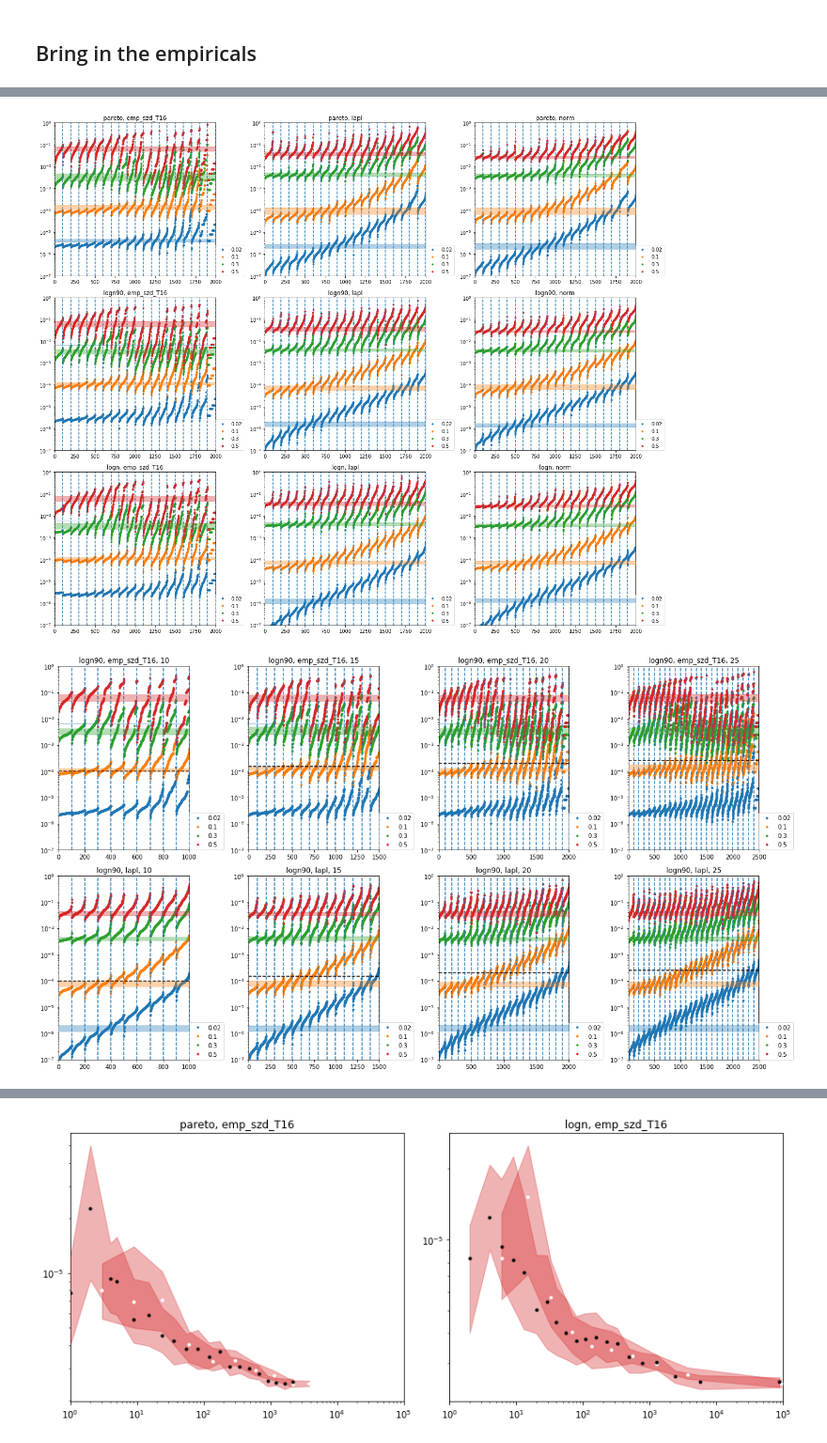
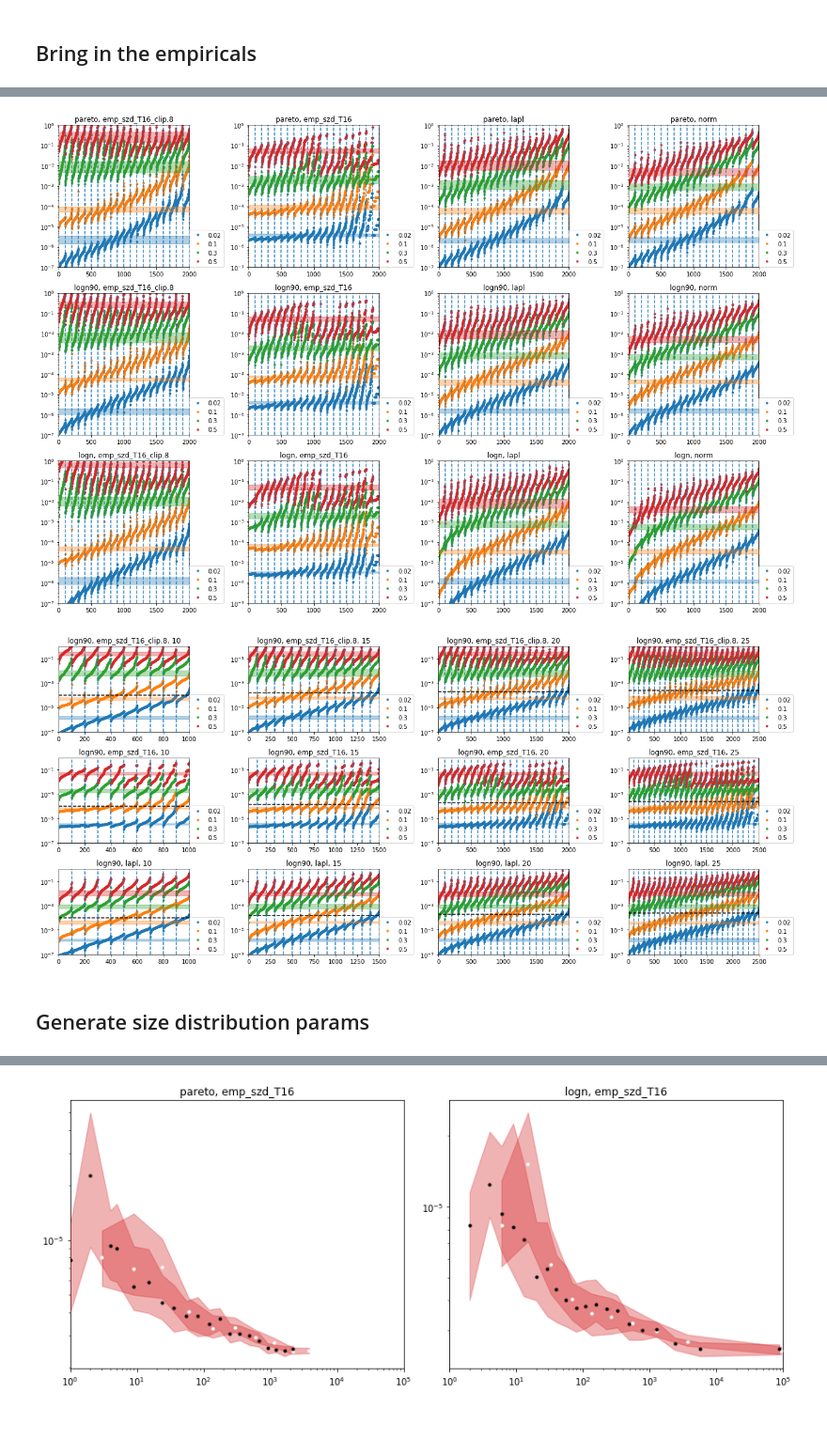
Before and after one commit to matuteiglesias/French_exports_bkp, a Jupyter notebook: code/notebooks/Sigma vs log(n), q plots.ipynb, the cells around one changed output, grey strips where cells are left out. Shown at 94% size. Saved outputs shown, nothing was run; the diff lists cells and outputs as text; code cells hidden in the pictures.

```diff
--- a/code/notebooks/Sigma vs log(n), q plots.ipynb
+++ b/code/notebooks/Sigma vs log(n), q plots.ipynb
@@ -287,12 +108,12 @@ colors = pal.as_hex()
 # %%
-fig, axs = plt.subplots(3, 3, figsize = (18, 15))
+fig, axs = plt.subplots(3, 3, figsize = (15, 12))
 
 
 for i, sizes in enumerate(['pareto', 'logn90', 'logn']):
     for j, dist in enumerate(['sbtn', 'lapl', 'norm']):
         ax = axs[i][j]
         ax.set_title(sizes +', '+ dist)
-        result = data[i][j]
+        result = data3[i][j]
         result = result.loc[result.Q == 20]
 
         y = 'var_diff_qi'
@@ -372,0 +215,27 @@ To retain the current behavior and silence the warning, pass 'sort=True'.
+# %%
+df = data3.copy()
+df['pct'] = (df['q'] + .5)/df['Q']
+df = df.loc[df.pct < .2]
+
+linear_bias = df.groupby(['dist', 'sizes', 's', 'Q', 'q'])[[str(t) for t in range(T + 1)]].apply(lambda x: np.log10(x).mean().diff()).dropna(axis = 1)
+
+linear_bias.columns = linear_bias.columns.astype(int)
+slopes = linear_bias.T.apply(lambda x: np.polyfit(linear_bias.columns, x, 1)[0])
+slopes = pd.DataFrame(abs(slopes), columns = ['slope'])
+
+# df['empirical'] = df.index.get_level_values('dist') == 'emp_szd_T16'
+
+slopes = slopes.reset_index()
+# slopes['empirical'] = slopes['dist'] == 'emp_szd_T16'
+bias_slope = slopes.groupby(['sizes','dist', 's'])['slope'].mean().reset_index()
+bias_slope['s2'] = bias_slope['s']**2
+
+fig, ax = plt.subplots(1, figsize = (7, 5))
+# for i in [0, 1]:
+#     part = bias_slope.loc[bias_slope.empirical == i]
+
+for dist in bias_slope.dist.unique():
+    print(dist)
+    part = bias_slope.loc[bias_slope.dist == dist]
+    part.plot(x = 's2', y = 'slope', ax = ax, marker = '.')
+    print(np.polyfit(part.s2, part.slope,1))
@@ -372,0 +298,2 @@ To retain the current behavior and silence the warning, pass 'sort=True'.
+# %%
+full_data = pd.concat(list(np.array(data3).flatten()))
@@ -373,29 +307,31 @@ To retain the current behavior and silence the warning, pass 'sort=True'.
 # %%
-fig, axs = plt.subplots(3, 3, figsize = (18, 15))
+size_distributions = ['pareto', 'logn90', 'logn']
+growth_rates = ['emp_szd_T16_clip.8','emp_szd_T16', 'lapl', 'norm']
 
+fig, axs = plt.subplots(len(size_distributions), len(growth_rates), figsize = (18, 12))
 
-for i, sizes in enumerate(['pareto', 'logn90', 'logn']):
-    for j, dist in enumerate(['emp_szd_T16', 'lapl', 'norm']):
+for i, sizes in enumerate(size_distributions):
+    for j, dist in enumerate(growth_rates):
         ax = axs[i][j]
         ax.set_title(sizes +', '+ dist)
-        result = data2[i][j]
+        result = full_data.loc[(full_data.sizes == sizes) & (full_data.dist == dist)]
         result = result.loc[result.Q == 20]
 
         y = 'var_diff_qi'
         sorted_ = result.sort_values(by = ['dist','s', 'q', y])
         Ss = sorted_.s.unique()[::2]
         for k, s in enumerate(Ss):
             sorted_s = sorted_.loc[sorted_.s == s]
             sorted_s.reset_index()[[y]].plot(ax = ax, marker = '.', lw = 0, c = colors[k])
 #                     sorted_s.reset_index()[['var_diff_agg_i']].plot(ax = ax, marker = '.', lw = 0, c = colors[k], alpha = .1, legend = False)
             agg_vals = sorted_s.reset_index()['var_diff_agg_i'].describe()
             ax.fill_between(range(len(sorted_s)), agg_vals['25%'], agg_vals['75%'], color = colors[k], alpha = .35, zorder = 10)
 
         ax.legend(Ss, loc = (1, 0))
         [ax.axvline(l, linestyle = '--') for l in sorted_s.groupby(['q']).count().iloc[:, 0].cumsum().values]
         ax.set_yscale('log')
         ax.set_ylim(1e-7, 1)
 
 plt.tight_layout()
 # %% [output]
-[figure, old version]
+[figure, new version]
@@ -402,9 +343,10 @@ plt.tight_layout()
 # %%
-fig, axs = plt.subplots(2, 4, figsize = (18, 10))
+growth_rates = ['emp_szd_T16_clip.8', 'emp_szd_T16', 'lapl']
+fig, axs = plt.subplots(len(growth_rates), 4, figsize = (18, 8))
 
 sizes = 'logn90'
-for i, dist in enumerate(['emp_szd_T16', 'lapl']):
-    result = data2[1][i]# logn 90, different dists
+for i, dist in enumerate(growth_rates):
+    result = full_data.loc[(full_data.sizes == sizes) & (full_data.dist == dist)]
     y = 'var_diff_qi'
     sorted_ = result.sort_values(by = ['dist','s', 'q', y])
     for j, Q in enumerate(result.Q.unique()):
@@ -428,4 +370,6 @@ for i, dist in enumerate(['emp_szd_T16', 'lapl']):
 
 plt.tight_layout()
 # %% [output]
-[figure, old version]
+[figure, new version]
+# %% [markdown]
+## Generate size distribution params
```
Also changed, not shown: parts of 41 cells of this notebook, 4 other files.
